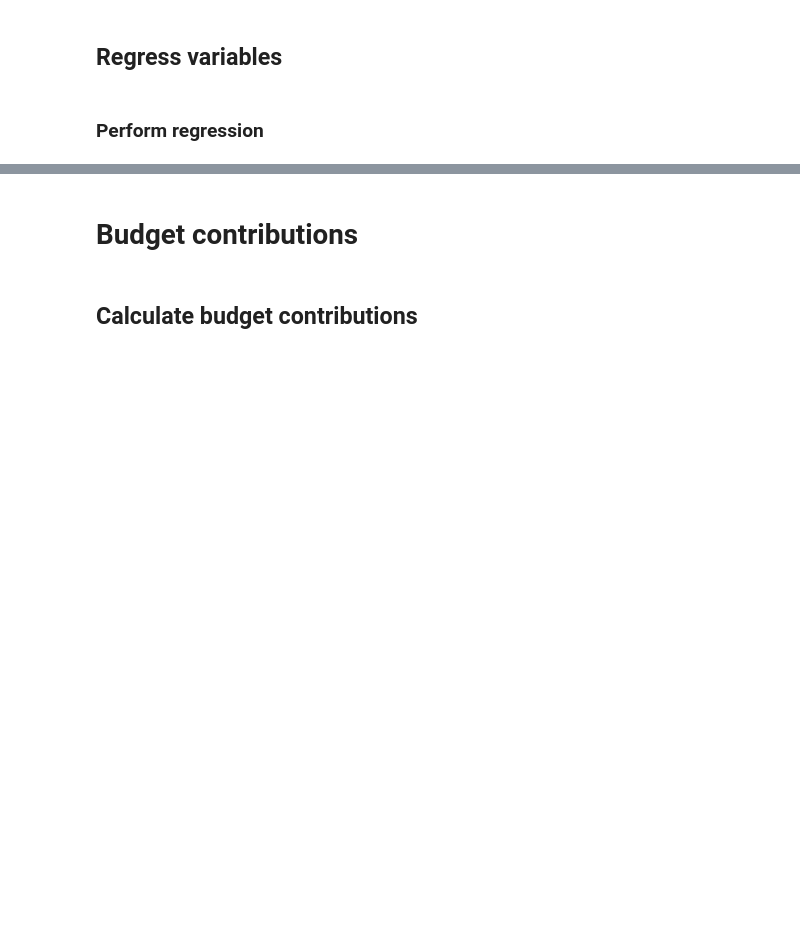
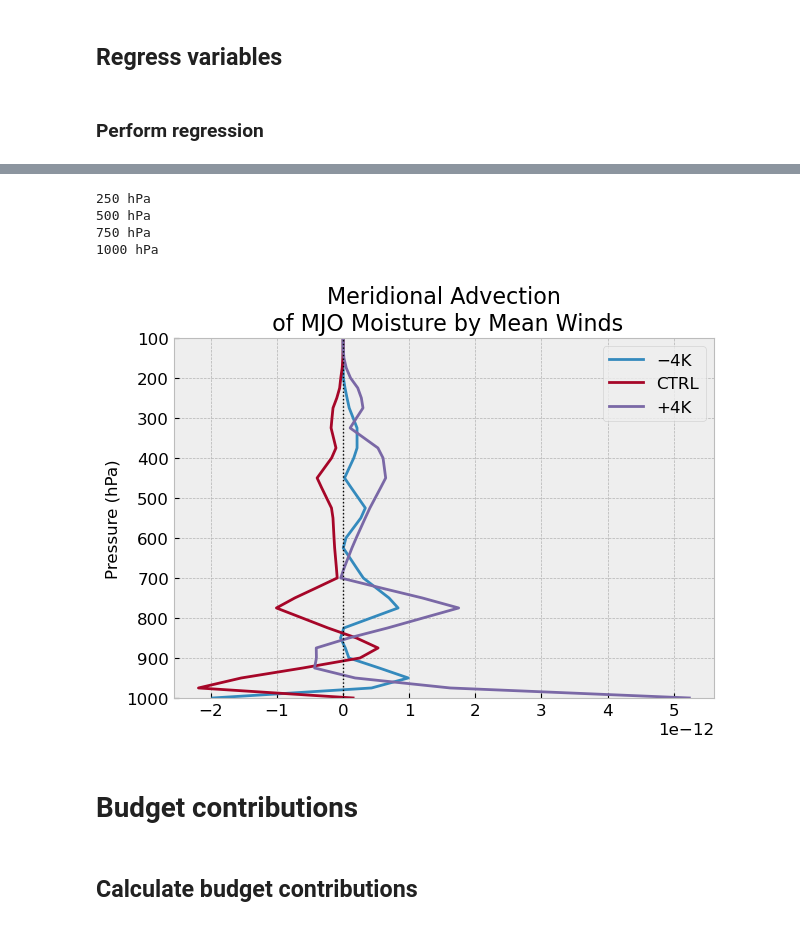
Before and after one commit to spencer-ressel/thesis-work, a Jupyter notebook: python/aquaplanet_analysis/2_budget_analysis.ipynb, the cells around one changed output, grey strips where cells are left out. Cells and saved outputs as stored; diff of their text form; code cells hidden in the pictures; blank space fills up the shorter version.

```diff
--- a/python/aquaplanet_analysis/2_budget_analysis.ipynb
+++ b/python/aquaplanet_analysis/2_budget_analysis.ipynb
@@ -165,3 +184,7 @@ logger.info("Finished")
+# %%
+vertically_resolved_mean_wind_mjo_moisture = xr.open_dataset(
+    "/glade/u/home/sressel/uwas0152-link/post_processed_data/moisture_budget_terms/daily_pressure-level_data/multi_experiment_meridional_advection_mean_wind_mjo_moisture.nc"
+)['Meridional Advection Mean Wind MJO Moisture']
 # %% [markdown]
 ## Load/Define Reference Series
 # %%
@@ -496,0 +616,2 @@ print("Finished")
+# %%
+vertically_resolved_mean_wind_mjo_moisture_anomalies = (vertically_resolved_mean_wind_mjo_moisture_subset - mean)
@@ -497,3 +638,69 @@ print("Finished")
+# %%
+# vertically_resolved_mean_wind_mjo_moisture_subset = vertically_resolved_mean_wind_mjo_moisture.drop_sel(time=coords.missing_timesteps,
+# errors='ignore')
+# vertically_resolved_mean_wind_mjo_moisture_anomalies = vertically_resolved_mean_wind_mjo_moisture_subset.stats.standardize(dim='time', unit_variance=False)
+
+vertically_resolved_mean_wind_mjo_moisture_regressed = xr.zeros_like(
+    vertically_resolved_mean_wind_mjo_moisture_anomalies.isel(time=0, drop=True)
+).transpose(..., 'plev')
+for (level_index, plev) in enumerate(vertically_resolved_mean_wind_mjo_moisture_regressed.plev):
+    if (plev % 250 == 0):
+        print(f"{("\n" if plev == 250 else "")}{plev.values} hPa")
+
+    variable_regressed_by_region_by_level = xr.dot(
+        standardized_reference_timeseries,
+        vertically_resolved_mean_wind_mjo_moisture_anomalies.sel(plev=plev),
+        dim='time'
+    ) / len(standardized_reference_timeseries.time)
+
+    variable_regressed_with_shift = variable_regressed_by_region_by_level.assign_coords(
+        shift_amount=("region", shift)
+    )
+    vertically_resolved_mean_wind_mjo_moisture_regressed[..., level_index] = variable_regressed_with_shift.groupby("region").apply(
+        lambda x: x.roll(lon=int(x.shift_amount.item()), roll_coords=False)
+    ).mean(dim='region')
+    del variable_regressed_by_region_by_level, variable_regressed_with_shift
+# %% [output]
+250 hPa
+500 hPa
+750 hPa
+1000 hPa
+# %%
+SAVE_FIG = False
+PLOT_MODE = "slides"
+FIG_LAYOUT = 'onecol'
+plt.style.use('bmh')
+set_plot_mode(PLOT_MODE)
+plt.rcParams['mathtext.fontset'] = 'dejavusans'
+plt.rcParams['font.size'] = '12'
+plt.rcParams['axes.labelsize'] = '12'
+plt.rcParams['xtick.labelsize'] = '12'
+plt.rcParams['ytick.labelsize'] = '12'
+plt.rcParams['lines.linewidth'] = '2'
+
+fig = plt.figure(figsize=get_figsize(PLOT_MODE, FIG_LAYOUT))
+gs = GridSpec(1, 1, figure=fig)
+gs.update(top=0.95, bottom=0.05, left=0.05, right=0.95, hspace=0.25)
+
+ax = fig.add_subplot(gs[0])
+for index, experiment in enumerate(coords.experiments.values):
+    ax.plot(
+        vertically_resolved_mean_wind_mjo_moisture_regressed.mean(dim=['lat', 'lon']).sel(experiment=experiment),
+        vertically_resolved_mean_wind_mjo_moisture_regressed.plev,
+        color=bmh_colors(index+1),
+        label=config.EXPERIMENT_DISPLAY_NAMES[experiment]
+    )
+
+ax.axvline(x=0, ls=':', color='k', lw=1)
+ax.set_ylim(100, 1000)
+ax.set_yticks(np.arange(100, 1100, 100))
+ax.invert_yaxis()
+ax.set_ylabel('Pressure (hPa)')
+ax.set_title('Meridional Advection\n of MJO Moisture by Mean Winds')
+ax.legend(loc='upper right')
+plt.show()
+# %% [output]
+[figure, added]
 # %% [markdown]
 # Budget contributions
 # %% [markdown]
```
Also changed, not shown: parts of 10 cells of this notebook, 17 other files.
